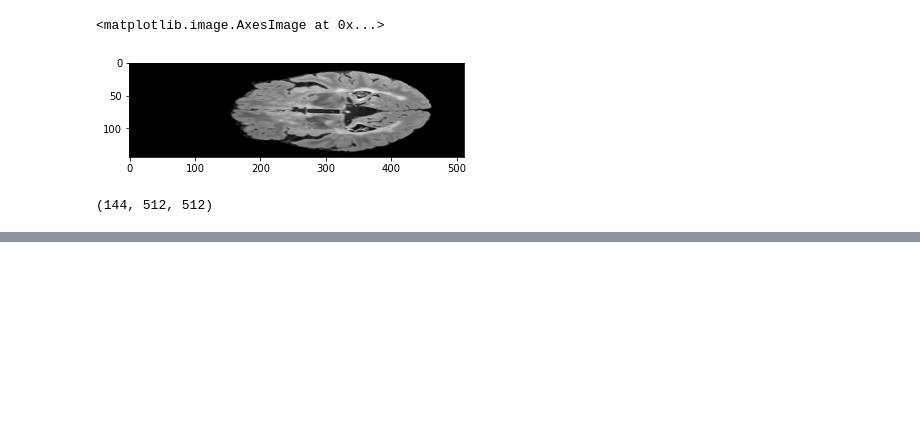
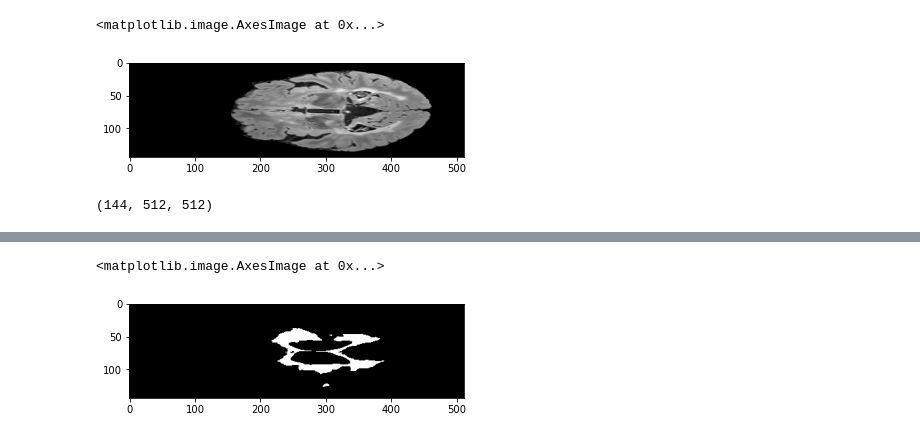
Before and after one commit to frblazquez/CNN_for_Multiple_Sclerosis, a Jupyter notebook: unet/unet_train.ipynb, the cells around one changed output, grey strips where cells are left out. Cells and saved outputs as stored; diff of their text form; code cells hidden in the pictures; blank space fills up the shorter version.

```diff
--- a/unet/unet_train.ipynb
+++ b/unet/unet_train.ipynb
@@ -177,0 +233,3 @@ plt.imshow(image_data[90,:,:], cmap="gray")
+# %%
+mask = nib.load(masks_path[IMG])
+mask_data = mask.get_fdata()
@@ -177,0 +241,5 @@ plt.imshow(image_data[90,:,:], cmap="gray")
+# %%
+plt.imshow(mask_data[:,:,SLICE], cmap="gray")
+# %% [output]
+<matplotlib.image.AxesImage at 0x...>
+[figure, added]
```
Also changed, not shown: parts of 24 cells of this notebook, 3 other files.
